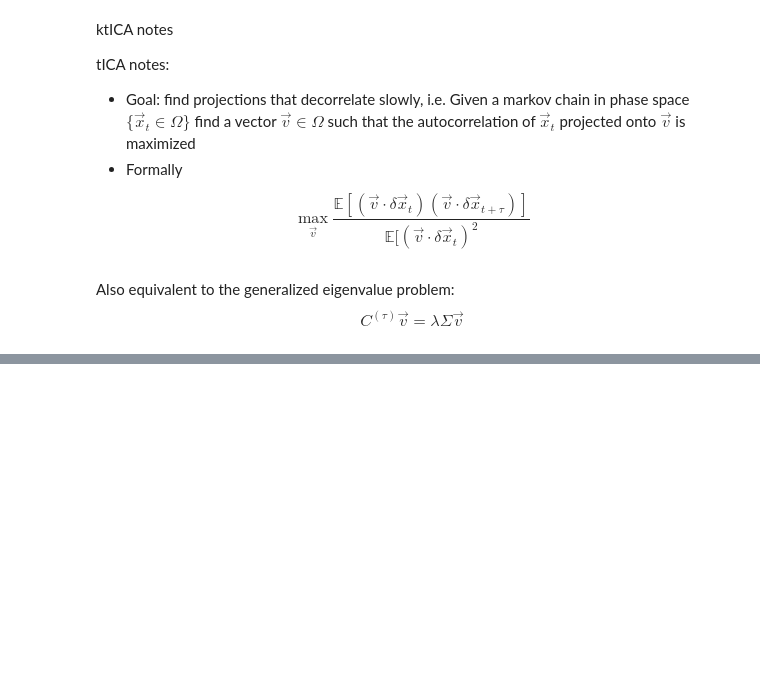
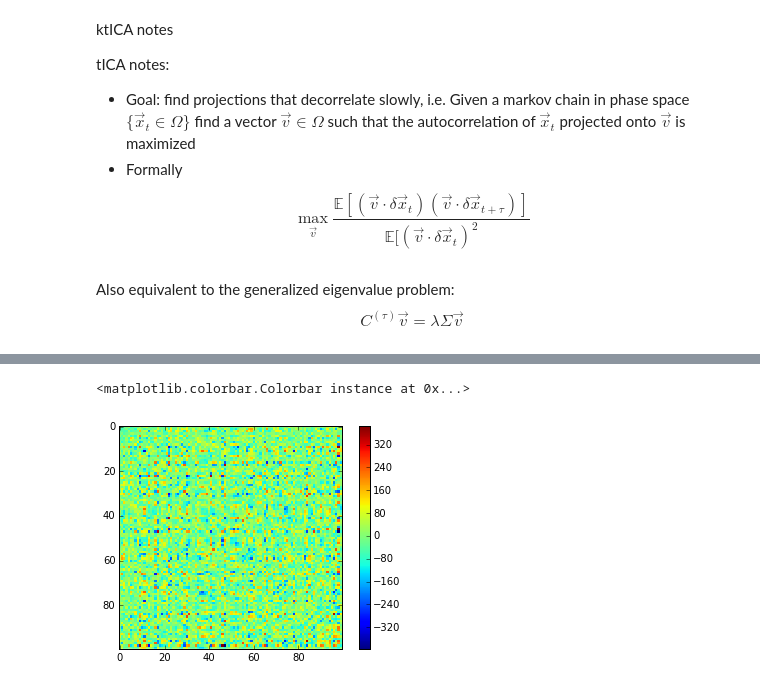
Before and after one commit to maxentile/msm-learn, a Jupyter notebook: notebooks/ICA, tICA, and Bayes.ipynb, the cells around one changed output, grey strips where cells are left out. Drawn from its saved outputs; the diff is of its cells as text; code cells hidden in the pictures; blank space fills up the shorter version.

```diff
--- a/notebooks/ICA, tICA, and Bayes.ipynb
+++ b/notebooks/ICA, tICA, and Bayes.ipynb
@@ -241,3 +241,15 @@ $$ \max_{\vec{v}} \frac{\mathbb{E}[(\vec{v} \cdot \delta \vec{x}_t) (\vec{v} \cd
 # %% [markdown]
 Also equivalent to the generalized eigenvalue problem:
 $$ C^{(\tau)} \vec{v} = \lambda \Sigma \vec{v}$$
+# %%
+def time_lag_corr_cov(X,tau=1):
+    mu = (X[:-tau].mean(0) + X[tau:].mean(0)) / 2
+    X_ = X-mu
+    M = len(X) - tau
+    dim = len(X.T)
+    corr = np.zeros((dim,dim))
+    cov = np.zeros((dim,dim))
+    for i in range(M):
+        corr += np.outer(X_[i],X_[i+tau]) + np.outer(X_[i+tau],X_[i])
+        cov += np.outer(X_[i],X_[i]) + np.outer(X_[i+tau],X_[i+tau])
+    return corr / (2.0*M),cov / (2.0*M)
@@ -243,0 +267,7 @@ $$ C^{(\tau)} \vec{v} = \lambda \Sigma \vec{v}$$
+# %%
+corr,cov = time_lag_corr_cov(X,1)
+pl.imshow(corr,interpolation='none')
+pl.colorbar()
+# %% [output]
+<matplotlib.colorbar.Colorbar instance at 0x...>
+[figure, added]
```
Also changed, not shown: parts of 64 cells of this notebook, 17 other files.
